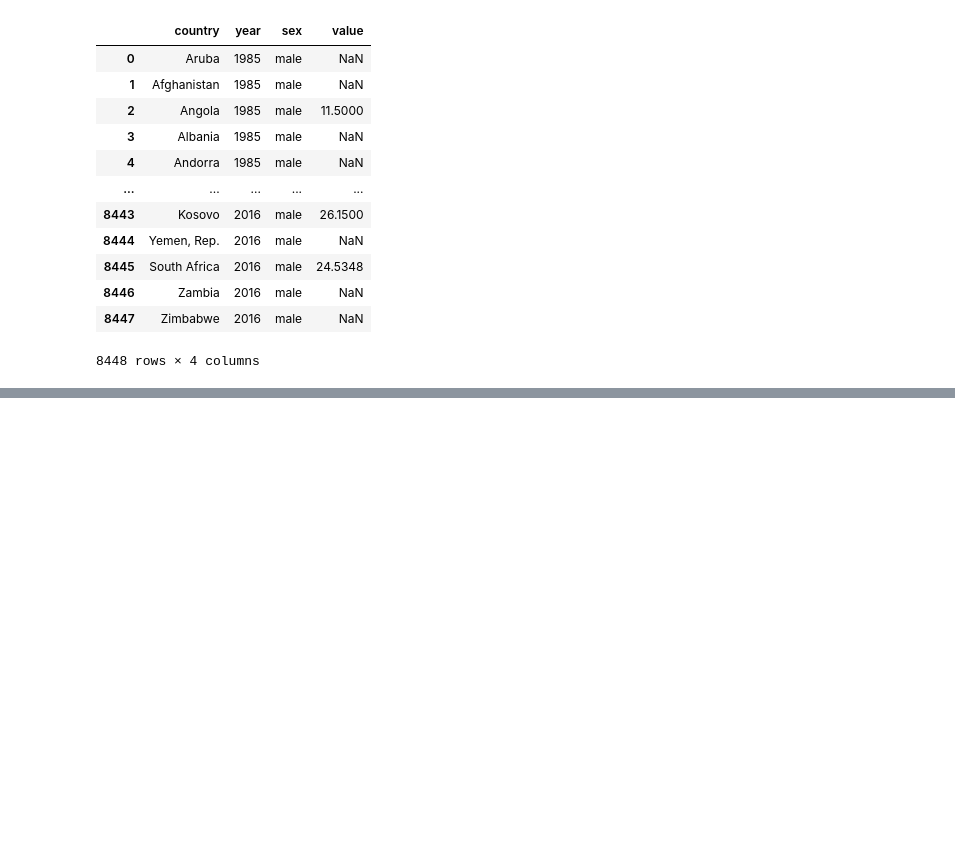
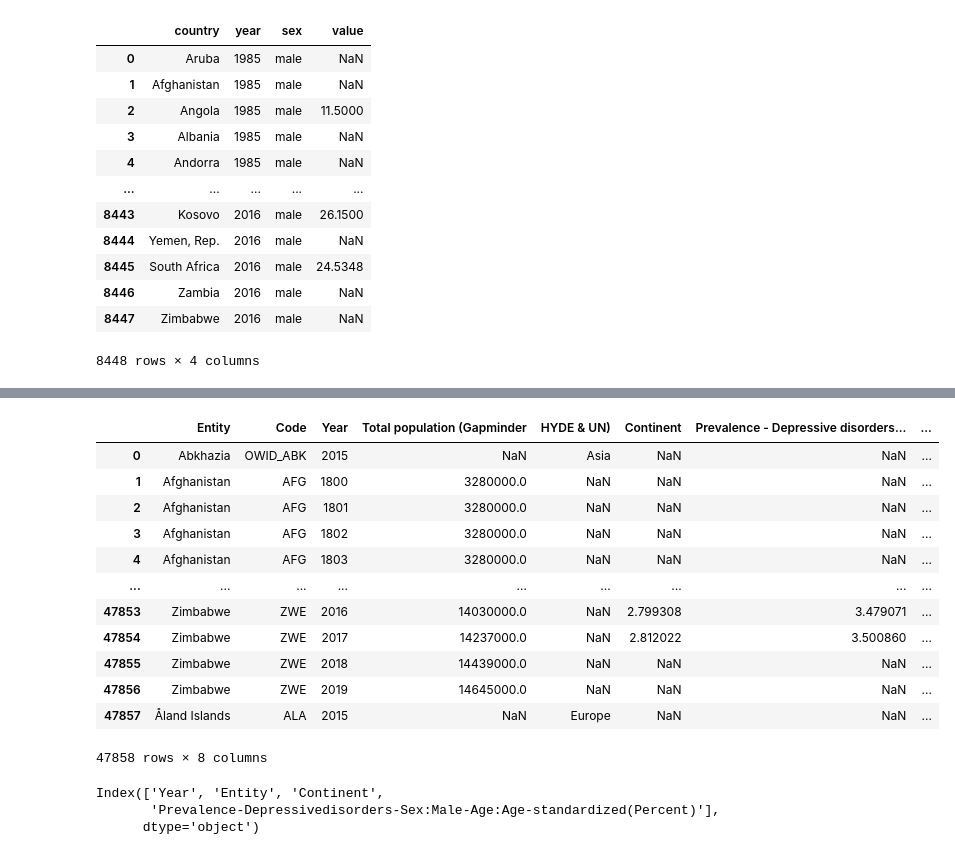
Before and after one commit to Brunadiasmiguel/depression, a Jupyter notebook: data-wrangling/country-year-sex.ipynb, the cells around one changed output, grey strips where cells are left out. Cells and saved outputs as stored; diff of their text form; code cells hidden in the pictures; blank space fills up the shorter version.

Commit message:
new table

```diff
--- a/data-wrangling/country-year-sex.ipynb
+++ b/data-wrangling/country-year-sex.ipynb
@@ -194,0 +217,26 @@ country_year_sex
+# %%
+dmf=pd.read_csv('../data/prevalence-of-depression-males-vs-females.csv',header=0)
+# %%
+dmf
+# %% [output]
+|  | Entity | Code | Year | Total population (Gapminder | HYDE & UN) | Continent | Prevalence - Depressive disorders... | ... |
+| 0 | Abkhazia | OWID_ABK | 2015 | NaN | Asia | NaN | NaN | ... |
+| 1 | Afghanistan | AFG | 1800 | 3280000.0 | NaN | NaN | NaN | ... |
+| 2 | Afghanistan | AFG | 1801 | 3280000.0 | NaN | NaN | NaN | ... |
+| 3 | Afghanistan | AFG | 1802 | 3280000.0 | NaN | NaN | NaN | ... |
+| 4 | Afghanistan | AFG | 1803 | 3280000.0 | NaN | NaN | NaN | ... |
+| ... | ... | ... | ... | ... | ... | ... | ... | ... |
+| 47853 | Zimbabwe | ZWE | 2016 | 14030000.0 | NaN | 2.799308 | 3.479071 | ... |
+| 47854 | Zimbabwe | ZWE | 2017 | 14237000.0 | NaN | 2.812022 | 3.500860 | ... |
+| 47855 | Zimbabwe | ZWE | 2018 | 14439000.0 | NaN | NaN | NaN | ... |
+| 47856 | Zimbabwe | ZWE | 2019 | 14645000.0 | NaN | NaN | NaN | ... |
+| 47857 | Åland Islands | ALA | 2015 | NaN | Europe | NaN | NaN | ... |
+47858 rows × 8 columns
+# %%
+dmf=dmf[['Year','Entity','Continent','Prevalence - Depressive disorders - Sex: Male - Age: Age-standardized (Percent)']]
+dmf.columns=dmf.columns.str.replace(' ','')
+dmf.columns
+# %% [output]
+Index(['Year', 'Entity', 'Continent',
+       'Prevalence-Depressivedisorders-Sex:Male-Age:Age-standardized(Percent)'],
+      dtype='object')
```
Also changed, not shown: parts of 13 cells of this notebook, 2 other files.
